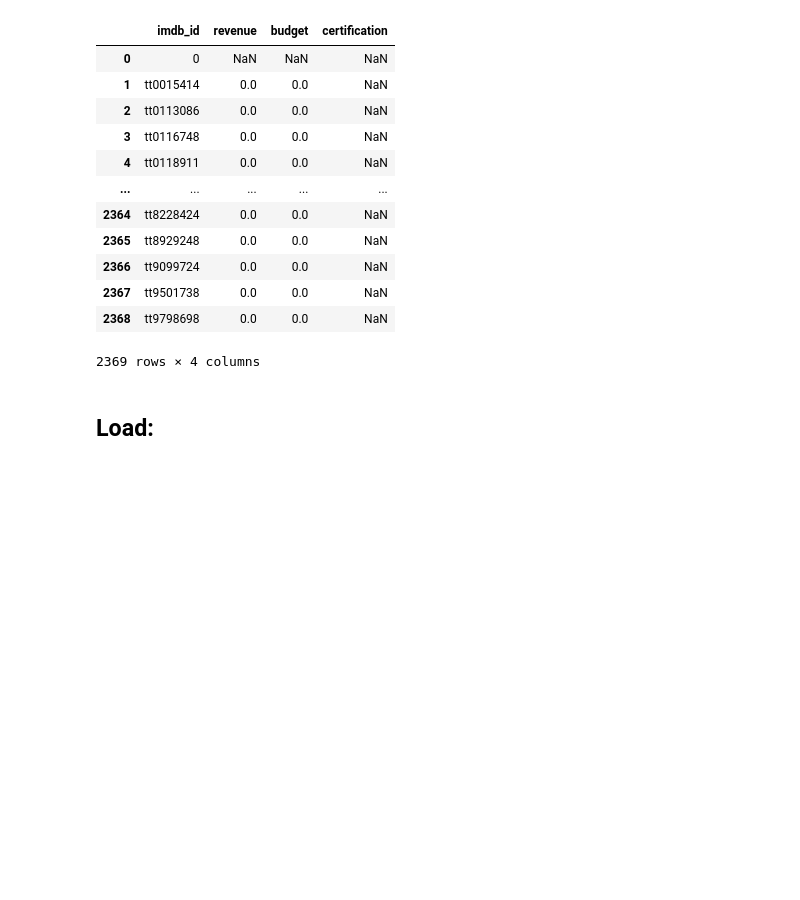
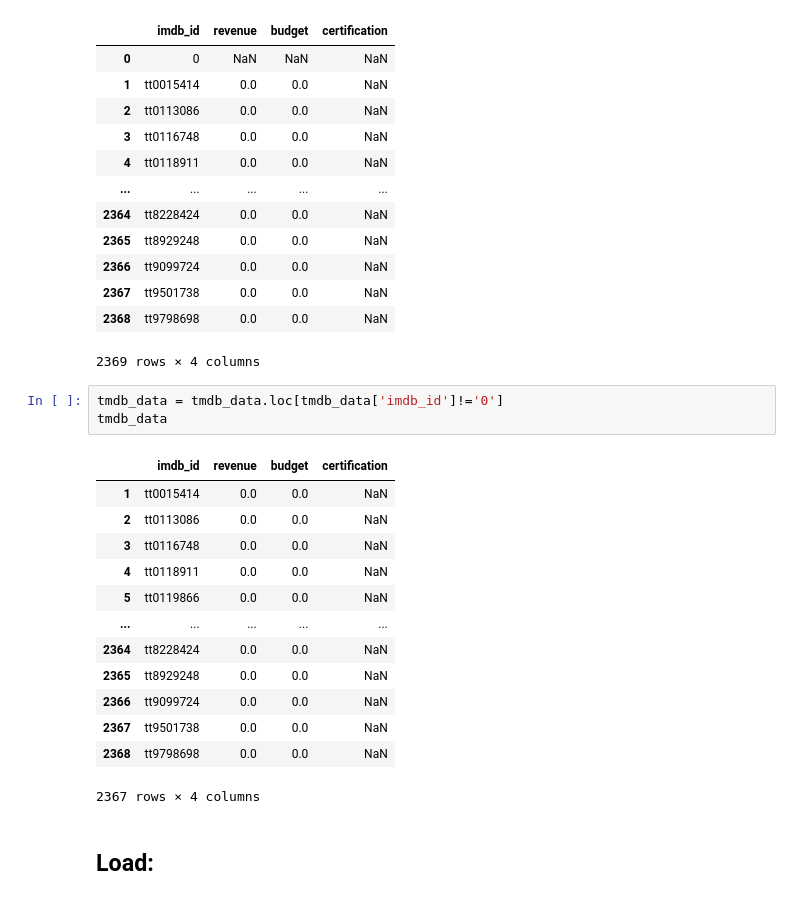
Before and after one commit to todebode/IMDB-Movies, a Jupyter notebook: Project 3 - Part 3 (Core).ipynb, the cells around one changed output. Saved outputs shown, nothing was run; the diff lists cells and outputs as text; blank space fills up the shorter version.

```diff
--- a/Project 3 - Part 3 (Core).ipynb
+++ b/Project 3 - Part 3 (Core).ipynb
@@ -283,6 +283,23 @@ tmdb_data
 | 2367 | tt9501738 | 0.0 | 0.0 | NaN |
 | 2368 | tt9798698 | 0.0 | 0.0 | NaN |
 2369 rows × 4 columns
+# %%
+tmdb_data = tmdb_data.loc[tmdb_data['imdb_id']!='0']
+tmdb_data
+# %% [output]
+|  | imdb_id | revenue | budget | certification |
+| 1 | tt0015414 | 0.0 | 0.0 | NaN |
+| 2 | tt0113086 | 0.0 | 0.0 | NaN |
+| 3 | tt0116748 | 0.0 | 0.0 | NaN |
+| 4 | tt0118911 | 0.0 | 0.0 | NaN |
+| 5 | tt0119866 | 0.0 | 0.0 | NaN |
+| ... | ... | ... | ... | ... |
+| 2364 | tt8228424 | 0.0 | 0.0 | NaN |
+| 2365 | tt8929248 | 0.0 | 0.0 | NaN |
+| 2366 | tt9099724 | 0.0 | 0.0 | NaN |
+| 2367 | tt9501738 | 0.0 | 0.0 | NaN |
+| 2368 | tt9798698 | 0.0 | 0.0 | NaN |
+2367 rows × 4 columns
 # %% [markdown]
 ## Load:
 # %%
```
Also changed, not shown: parts of 2 cells of this notebook, 1 other file.
